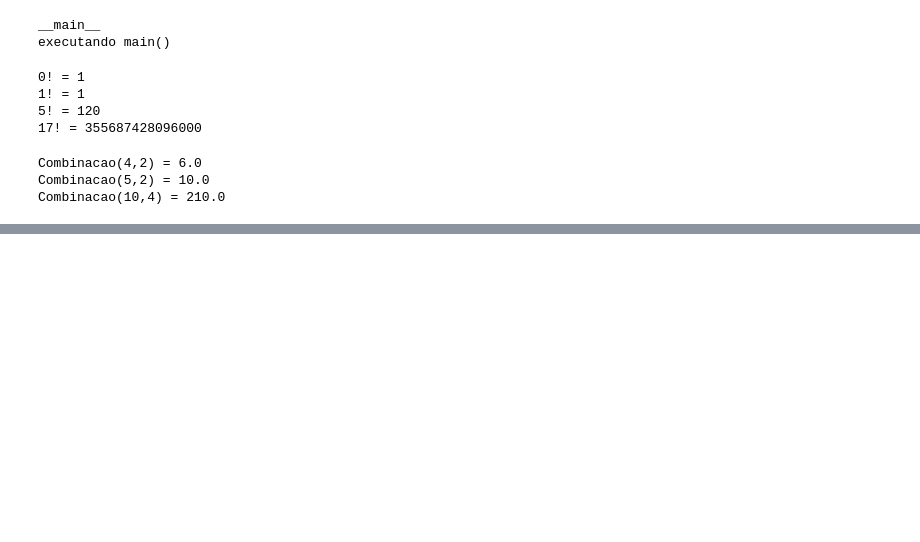
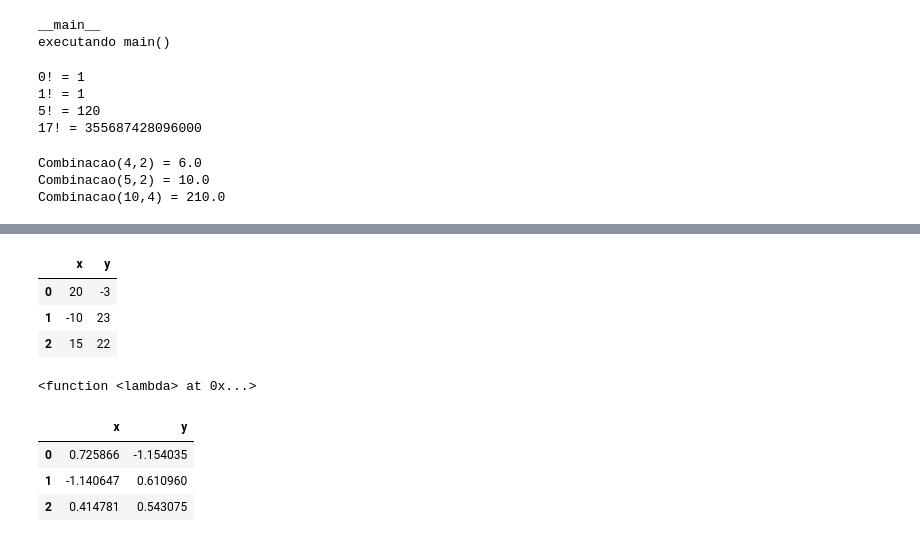
Before and after one commit to jesusossian/scientific_prog, a Jupyter notebook: tutoriais/11_aplicacoes.ipynb, the cells around one changed output, grey strips where cells are left out. Cells and saved outputs as stored; diff of their text form; code cells hidden in the pictures; blank space fills up the shorter version.

```diff
--- a/tutoriais/11_aplicacoes.ipynb
+++ b/tutoriais/11_aplicacoes.ipynb
@@ -70,0 +277,8 @@ Combinacao(10,4) = 210.0
+# %%
+df = pd.DataFrame([[20,-3],[-10,23],[15,22]], columns=['x','y'])
+df
+# %% [output]
+|  | x | y |
+| 0 | 20 | -3 |
+| 1 | -10 | 23 |
+| 2 | 15 | 22 |
@@ -70,0 +287,12 @@ Combinacao(10,4) = 210.0
+# %%
+print(znormal)
+# %% [output]
+<function <lambda> at 0x...>
+# %%
+df = df.apply(znormal)
+df
+# %% [output]
+|  | x | y |
+| 0 | 0.725866 | -1.154035 |
+| 1 | -1.140647 | 0.610960 |
+| 2 | 0.414781 | 0.543075 |
```
Also changed, not shown: parts of 21 cells of this notebook, 1 other file.
